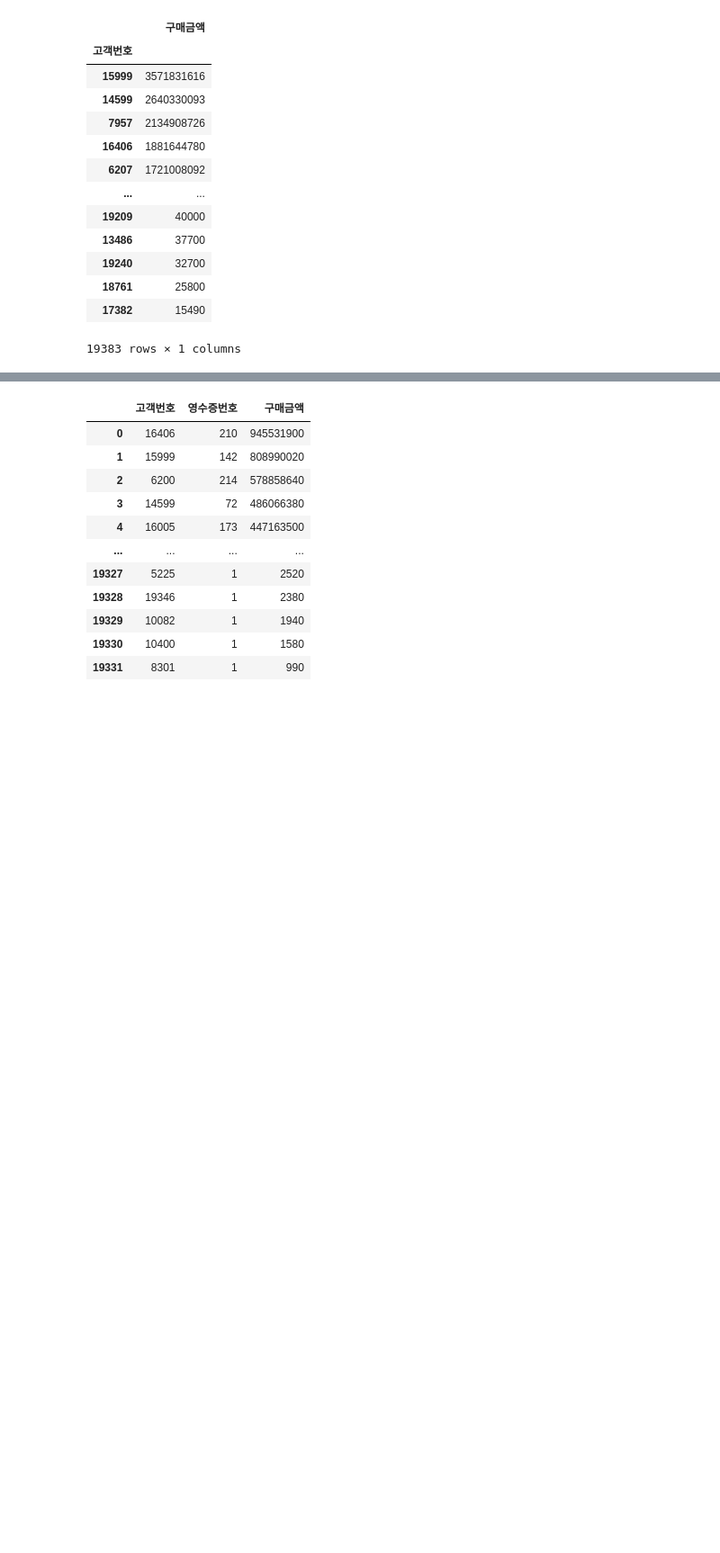
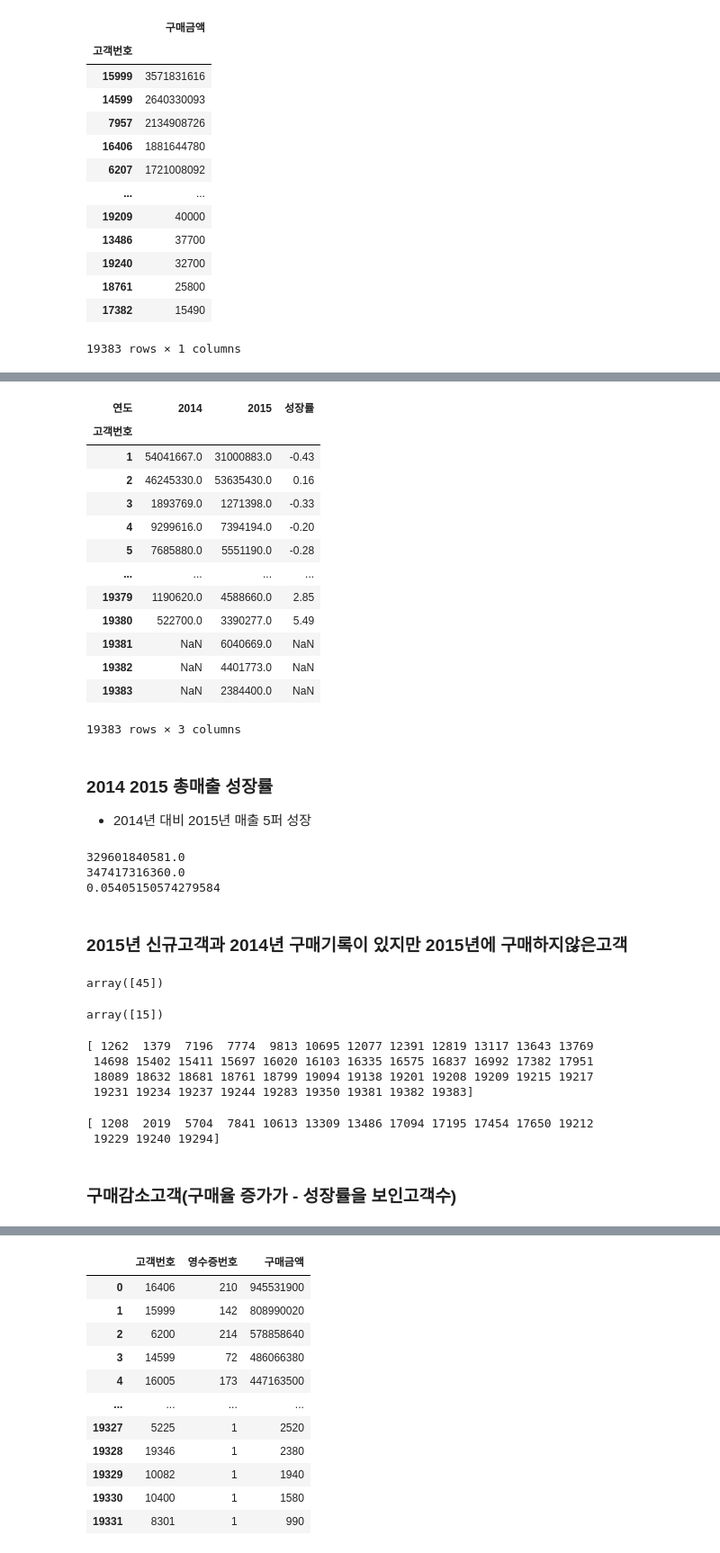
Before and after one commit to ttma333/python, a Jupyter notebook: 2차프로젝트2022_12_21.ipynb, the cells around one changed output, grey strips where cells are left out. Shown: that part at 90% size. Cells and saved outputs as stored; diff of their text form; code cells hidden in the pictures; blank space fills up the shorter version.

```diff
--- a/2차프로젝트2022_12_21.ipynb
+++ b/2차프로젝트2022_12_21.ipynb
@@ -335,0 +354,64 @@ total_2015
+# %%
+total_customer_pv=total_customer.pivot(index='고객번호',columns='연도',values='구매금액')
+total_customer_pv['성장률']=((total_customer_pv[2015]-total_customer_pv[2014])/total_customer_pv[2014]).round(2)
+# %%
+total_customer_pv
+# %% [output]
+| 연도 | 2014 | 2015 | 성장률 |
+| 고객번호 |  |  |  |
+| 1 | 54041667.0 | 31000883.0 | -0.43 |
+| 2 | 46245330.0 | 53635430.0 | 0.16 |
+| 3 | 1893769.0 | 1271398.0 | -0.33 |
+| 4 | 9299616.0 | 7394194.0 | -0.20 |
+| 5 | 7685880.0 | 5551190.0 | -0.28 |
+| ... | ... | ... | ... |
+| 19379 | 1190620.0 | 4588660.0 | 2.85 |
+| 19380 | 522700.0 | 3390277.0 | 5.49 |
+| 19381 | NaN | 6040669.0 | NaN |
+| 19382 | NaN | 4401773.0 | NaN |
+| 19383 | NaN | 2384400.0 | NaN |
+19383 rows × 3 columns
+# %% [markdown]
+### 2014 2015 총매출 성장률
+
+- 2014년 대비 2015년 매출 5퍼 성장
+# %%
+print(total_customer_pv[2014].sum())
+print(total_customer_pv[2015].sum())
+print((total_customer_pv[2015].sum()-total_customer_pv[2014].sum())/total_customer_pv[2014].sum())
+# %% [output]
+329601840581.0
+347417316360.0
+0.05405150574279584
+# %% [markdown]
+### 2015년 신규고객과 2014년 구매기록이 있지만 2015년에 구매하지않은고객
+# %%
+# 2015년 신규고객은 45명
+total_customer_pv[[2014]].isnull().sum().values
+# %% [output]
+array([45])
+# %%
+# 2014년 구매기록이 있지만 2015년 구매기록이 없는 고객 15명
+total_customer_pv[[2015]].isnull().sum().values
+# %% [output]
+array([15])
+# %%
+# 2015년 신규고객 고객번호
+import numpy as np
+new_customer_number= total_customer_pv[2014].index[total_customer_pv[2014].apply(np.isnan)].values
+print(new_customer_number)
+# %% [output]
+[ 1262  1379  7196  7774  9813 10695 12077 12391 12819 13117 13643 13769
+ 14698 15402 15411 15697 16020 16103 16335 16575 16837 16992 17382 17951
+ 18089 18632 18681 18761 18799 19094 19138 19201 19208 19209 19215 19217
+ 19231 19234 19237 19244 19283 19350 19381 19382 19383]
+# %%
+# 2014년 구매기록이 있지만 2015년 구매기록이 없는 고객 고객번호
+import numpy as np
+customer_number_2015 = total_customer_pv[2015].index[total_customer_pv[2015].apply(np.isnan)].values
+print(customer_number_2015)
+# %% [output]
+[ 1208  2019  5704  7841 10613 13309 13486 17094 17195 17454 17650 19212
+ 19229 19240 19294]
+# %% [markdown]
+### 구매감소고객(구매율 증가가 - 성장률을 보인고객수)
```
Also changed, not shown: parts of 25 cells of this notebook.
